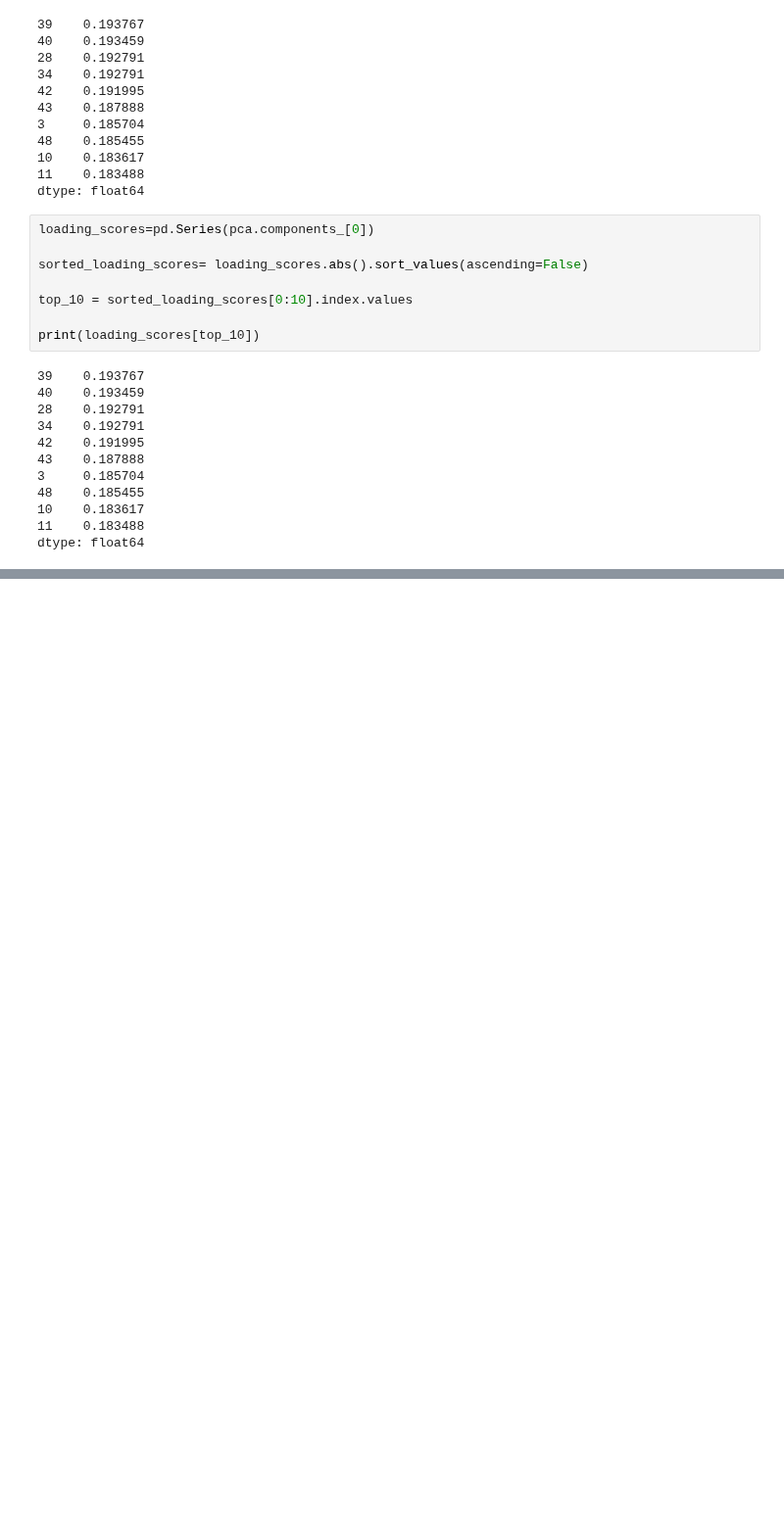
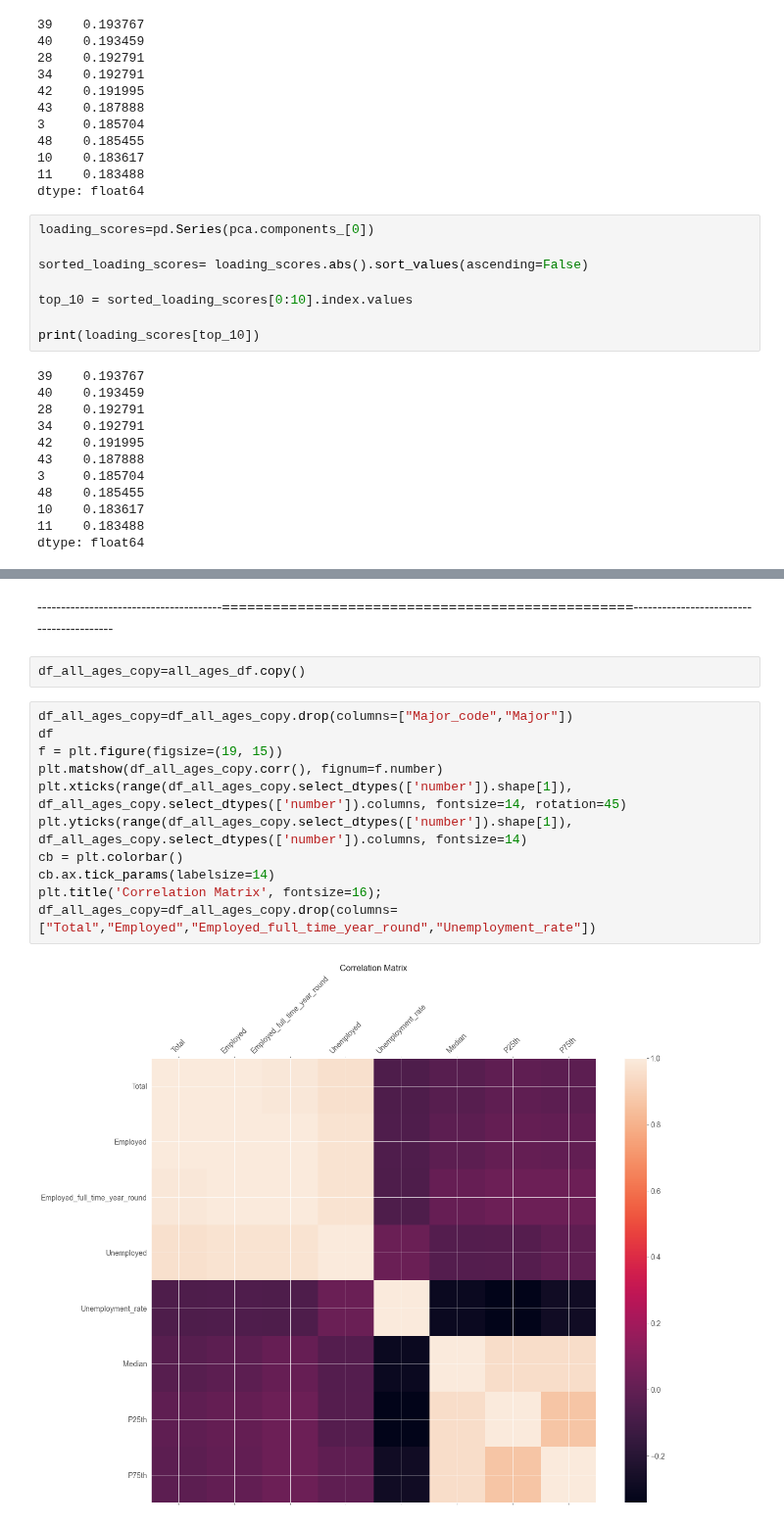
Before and after one commit to puneettokhi/CMPE255, a Jupyter notebook: college_major_analysis.ipynb, the cells around one changed output, grey strips where cells are left out. Shown at 98% size. Drawn from its saved outputs; the diff is of its cells as text; blank space fills up the shorter version.

```diff
--- a/college_major_analysis.ipynb
+++ b/college_major_analysis.ipynb
@@ -889,0 +896,17 @@ Variance for Principal Components =  95.12820512820521
+# %% [markdown]
+---------------------------------------=================================================-----------------------------------------
+# %%
+df_all_ages_copy=all_ages_df.copy()
+# %%
+df_all_ages_copy=df_all_ages_copy.drop(columns=["Major_code","Major"])
+df
+f = plt.figure(figsize=(19, 15))
+plt.matshow(df_all_ages_copy.corr(), fignum=f.number)
+plt.xticks(range(df_all_ages_copy.select_dtypes(['number']).shape[1]), df_all_ages_copy.select_dtypes(['number']).columns, fontsize=14, rotation=45)
+plt.yticks(range(df_all_ages_copy.select_dtypes(['number']).shape[1]), df_all_ages_copy.select_dtypes(['number']).columns, fontsize=14)
+cb = plt.colorbar()
+cb.ax.tick_params(labelsize=14)
+plt.title('Correlation Matrix', fontsize=16);
+df_all_ages_copy=df_all_ages_copy.drop(columns=["Total","Employed","Employed_full_time_year_round","Unemployment_rate"])
+# %% [output]
+[figure, added]
```
Also changed, not shown: parts of 39 cells of this notebook.
